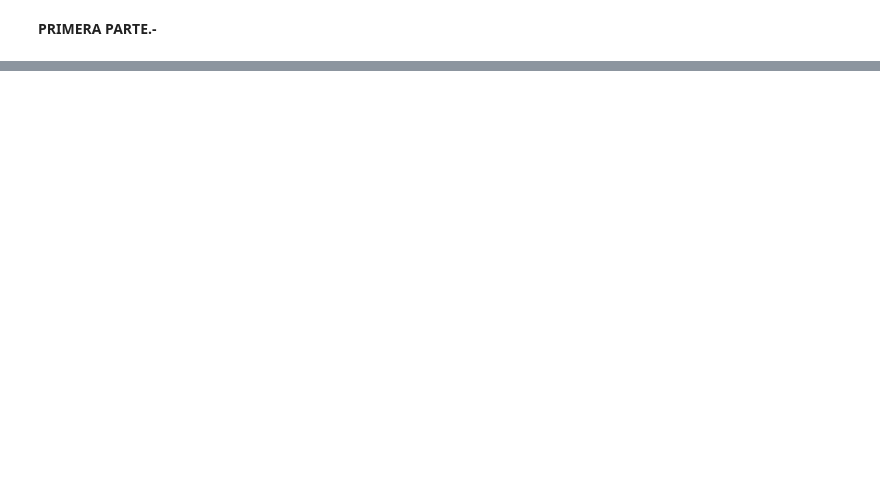
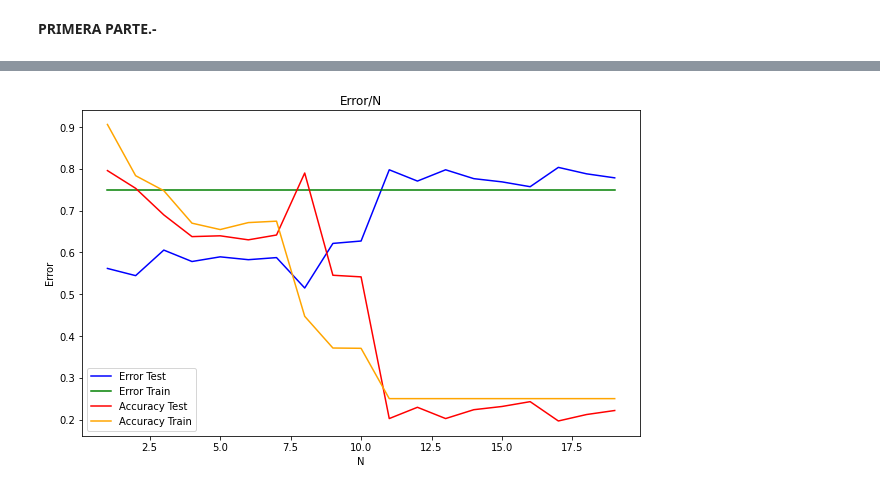
Before and after one commit to Vic-silo/Master_EIP, a Jupyter notebook: 11_Prog_ML/10_Ensembles/VictorSimoLozano_A10_PPML.ipynb, the cells around one changed output, grey strips where cells are left out. Saved outputs shown, nothing was run; the diff lists cells and outputs as text; code cells hidden in the pictures; blank space fills up the shorter version.

```diff
--- a/11_Prog_ML/10_Ensembles/VictorSimoLozano_A10_PPML.ipynb
+++ b/11_Prog_ML/10_Ensembles/VictorSimoLozano_A10_PPML.ipynb
@@ -66,0 +111,98 @@ df
+# %%
+# Iteraciones multiples para ver la evolucion del modelo
+rango=20
+
+y_pred_test=[[],[],[]]
+y_pred_train=[[],[],[]]
+error_rate_test=[[],[],[]]
+error_rate_train=[[],[],[]]
+acc_test=[[],[],[]]
+acc_train=[[],[],[]]
+for i in range(1, rango):
+    clear_output(wait=True)
+    print(f'''Empezando iteración: {i} ...''')
+
+    seed = random.randint(0,100)
+
+    # Instancia de modelo base
+    modelo_base=DecisionTreeClassifier(ccp_alpha=i/100)
+
+    # Instancia del modelo ensemble Bagging
+    modelo_bagging=BaggingClassifier(base_estimator=modelo_base, n_estimators=100, max_samples=0.1, random_state=seed)
+
+    # Instancia delo modelo ensemble Boosting
+    modelo_boosting=RandomForestClassifier(ccp_alpha=i/100, n_estimators=100, random_state=seed)
+
+    # Separacion train y test
+    X_train, X_test, y_train, y_test = train_test_split(X, y, test_size=0.30, random_state=seed)
+
+    # Instancia de RandomOverSampler y fit_resample de los datos de Train
+    ros = RandomOverSampler(random_state=seed)#sampling_strategy='minority',
+    X_train, y_train = ros.fit_resample(X_train, y_train)
+
+    # Agrupación de la columna deseada y ver distribución de los datos
+    # class_distribution=y_train.groupby('Class').size()
+    # plt.pie(class_distribution, labels=y_train['Class'].unique(), autopct='%1.1f%%', shadow=True)
+    # plt.show()
+
+    # PipeLine para el tratado de los modelos
+    pipeline_base=Pipeline([('ohe', OneHotEncoder()),('modelo', modelo_base)])
+    pipeline_bagging=Pipeline([('ohe', OneHotEncoder()),('modelo', modelo_bagging)])
+    pipeline_boosting=Pipeline([('ohe', OneHotEncoder()),('modelo', modelo_boosting)])
+
+    # Creación de los modelos
+    pipeline_base.fit(X_train, y_train)
+    pipeline_bagging.fit(X_train, y_train)
+    pipeline_boosting.fit(X_train, y_train)
+
+    # Predicciones de los modelos
+    y_pred_test[0]=pipeline_base.predict(X_test)
+    y_pred_train[0]=pipeline_base.predict(X_train)
+    y_pred_test[1]=pipeline_bagging.predict(X_test)
+    y_pred_train[1]=pipeline_bagging.predict(X_train)
+    y_pred_test[2]=pipeline_boosting.predict(X_test)
+    y_pred_train[2]=pipeline_boosting.predict(X_train)
+
+
+    # Media de la evaluación booleana entre prediccion y test
+    # ej: np.mean([True, False, True]) = 0.6
+    error_rate_test[0].append(np.mean(y_pred_test[0] != y_test.to_numpy()))
+    error_rate_train[0].append(np.mean(y_pred_train[0] != y_train.to_numpy()))
+    error_rate_test[1].append(np.mean(y_pred_test[1] != y_test.to_numpy()))
+    error_rate_train[1].append(np.mean(y_pred_train[1] != y_train.to_numpy()))
+    error_rate_test[2].append(np.mean(y_pred_test[2] != y_test.to_numpy()))
+    error_rate_train[2].append(np.mean(y_pred_train[2] != y_train.to_numpy()))
+
+    # Resultado de predicción
+    acc_test[0].append(pipeline_base.score(X_test, y_test))
+    acc_train[0].append(pipeline_base.score(X_train, y_train))
+    acc_test[1].append(pipeline_bagging.score(X_test, y_test))
+    acc_train[1].append(pipeline_bagging.score(X_train, y_train))
+    acc_test[2].append(pipeline_boosting.score(X_test, y_test))
+    acc_train[2].append(pipeline_boosting.score(X_train, y_train))
+
+
+clear_output(wait=True)
+
+# Ploteo de los resultados
+for i in range(len(error_rate_test)):
+    plt.figure(figsize=(10,6))
+
+    plt.plot(range(1,rango), error_rate_test[i], color='blue')
+    plt.plot(range(1,rango), error_rate_train[i], color='green')
+    plt.plot(range(1,rango), acc_test[i], color='red')
+    plt.plot(range(1,rango), acc_train[i], color='orange')
+
+    plt.title('Error/N')
+    plt.xlabel('N')
+    plt.ylabel('Error')
+    plt.legend(['Error Test', 'Error Train', 'Accuracy Test', 'Accuracy Train'])
+
+
+    print(f'''Error minimo Test: {min(error_rate_test[i]):.4f} con N iteraciones = {error_rate_test[i].index(min(error_rate_test[i]))}''')
+    print(f'''Error minimo Train: {min(error_rate_train[i]):.4f} con N iteraciones = {error_rate_train[i].index(min(error_rate_train[i]))}''')
+    print(f'''Precisión Test: {np.median(acc_test[i]):.4f}''')
+    print(f'''Precisión Train: {np.median(acc_train[i]):.4f}''')
+
+    plt.show()
+# %% [output]
@@ -66,0 +213 @@ df
+[figure, added]
```
Also changed, not shown: parts of 29 cells of this notebook.
